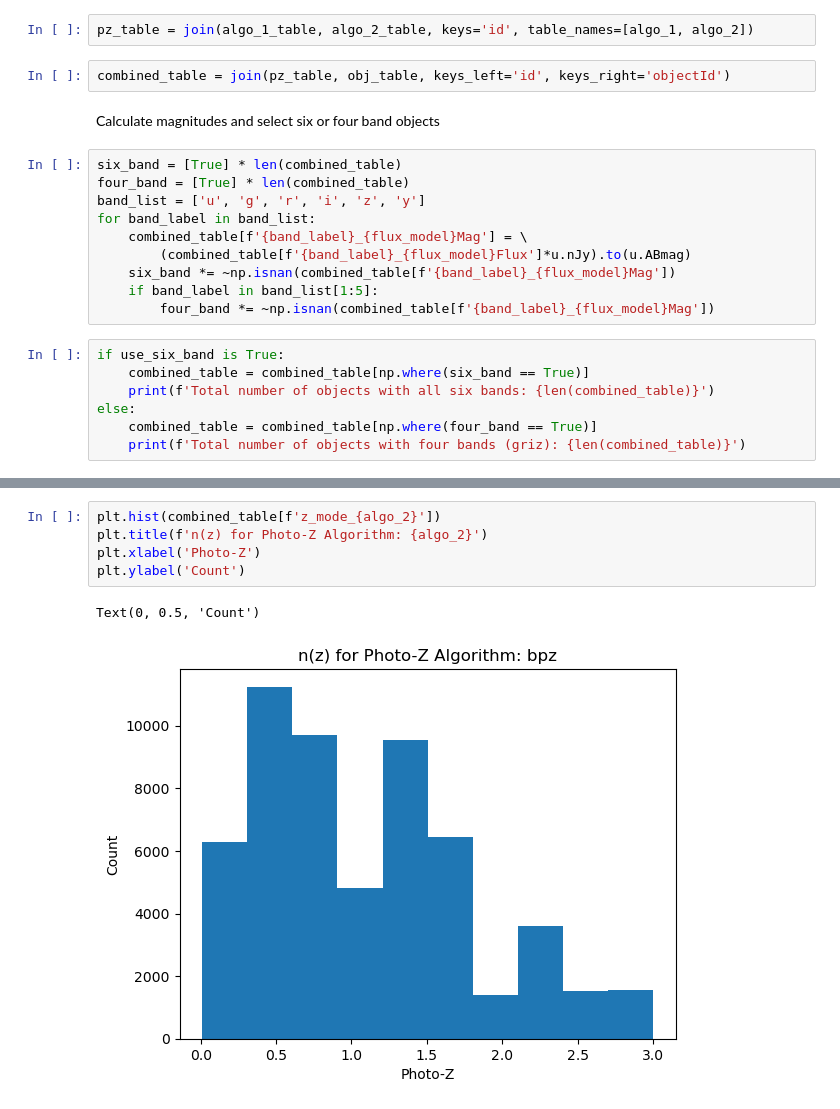
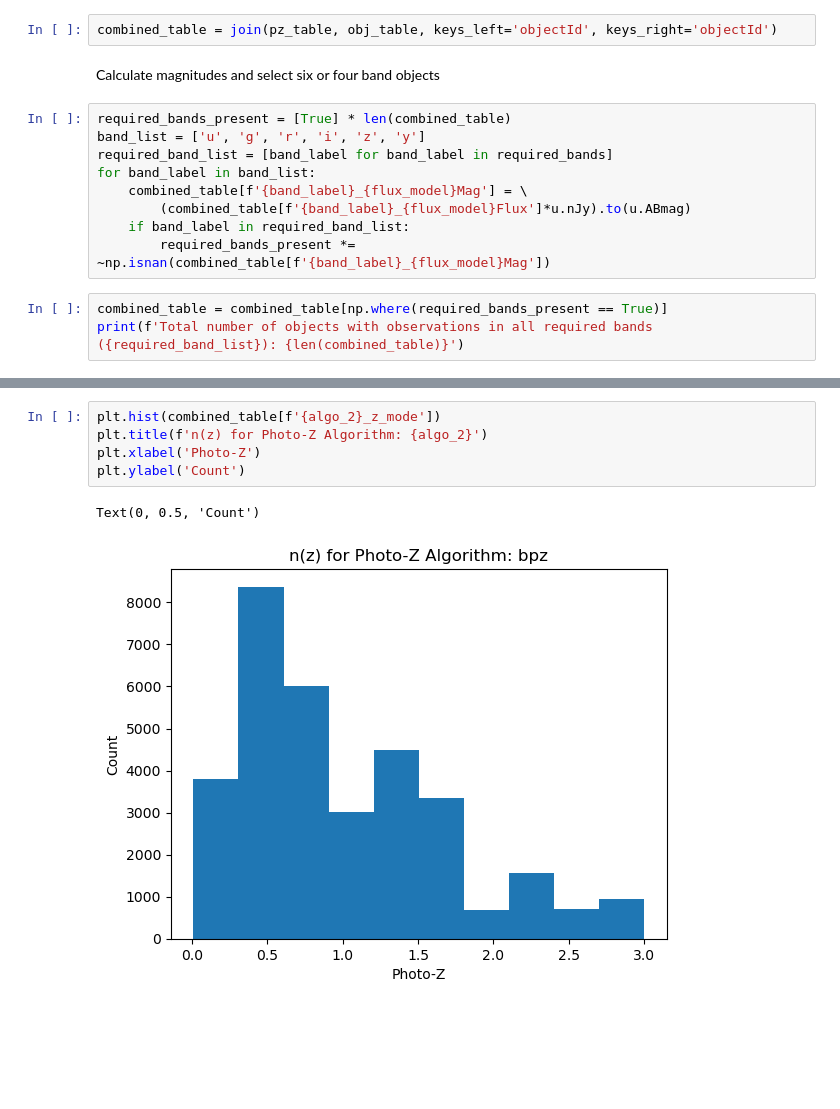
Before and after one commit to lsst-sitcom/sciunit-photoz, a Jupyter notebook: data_access_demos/pz_dp1_butler_access.ipynb, the cells around one changed output, grey strips where cells are left out. Cells and saved outputs as stored; diff of their text form; blank space fills up the shorter version.

```diff
--- a/data_access_demos/pz_dp1_butler_access.ipynb
+++ b/data_access_demos/pz_dp1_butler_access.ipynb
@@ -76,27 +54,20 @@ obj_table = obj_table[(obj_table['g_extendedness'].mask > 0.5) | (obj_table['r_e
 obj_table = obj_table[(obj_table['i_psfFlux'] / obj_table['i_psfFluxErr']) > 5.]
 # %% [markdown]
 Join Tables
-# %%
-pz_table = join(algo_1_table, algo_2_table, keys='id', table_names=[algo_1, algo_2])
 # %%
-combined_table = join(pz_table, obj_table, keys_left='id', keys_right='objectId')
+combined_table = join(pz_table, obj_table, keys_left='objectId', keys_right='objectId')
 # %% [markdown]
 Calculate magnitudes and select six or four band objects
 # %%
-six_band = [True] * len(combined_table)
-four_band = [True] * len(combined_table)
+required_bands_present = [True] * len(combined_table)
 band_list = ['u', 'g', 'r', 'i', 'z', 'y']
+required_band_list = [band_label for band_label in required_bands]
 for band_label in band_list:
     combined_table[f'{band_label}_{flux_model}Mag'] = \
         (combined_table[f'{band_label}_{flux_model}Flux']*u.nJy).to(u.ABmag)
-    six_band *= ~np.isnan(combined_table[f'{band_label}_{flux_model}Mag'])
-    if band_label in band_list[1:5]:
-        four_band *= ~np.isnan(combined_table[f'{band_label}_{flux_model}Mag'])
+    if band_label in required_band_list:
+        required_bands_present *= ~np.isnan(combined_table[f'{band_label}_{flux_model}Mag'])
 # %%
-if use_six_band is True:
-    combined_table = combined_table[np.where(six_band == True)]
-    print(f'Total number of objects with all six bands: {len(combined_table)}')
-else:
-    combined_table = combined_table[np.where(four_band == True)]
-    print(f'Total number of objects with four bands (griz): {len(combined_table)}')
+combined_table = combined_table[np.where(required_bands_present == True)]
+print(f'Total number of objects with observations in all required bands ({required_band_list}): {len(combined_table)}')
 # %% [output]
@@ -137,9 +108,9 @@ Text(0, 0.5, 'Count')
 # %%
-plt.hist(combined_table[f'z_mode_{algo_2}'])
+plt.hist(combined_table[f'{algo_2}_z_mode'])
 plt.title(f'n(z) for Photo-Z Algorithm: {algo_2}')
 plt.xlabel('Photo-Z')
 plt.ylabel('Count')
 # %% [output]
 Text(0, 0.5, 'Count')
-[figure, old version]
+[figure, new version]
 # %%
```
Also changed, not shown: parts of 14 cells of this notebook, 1 other file.
